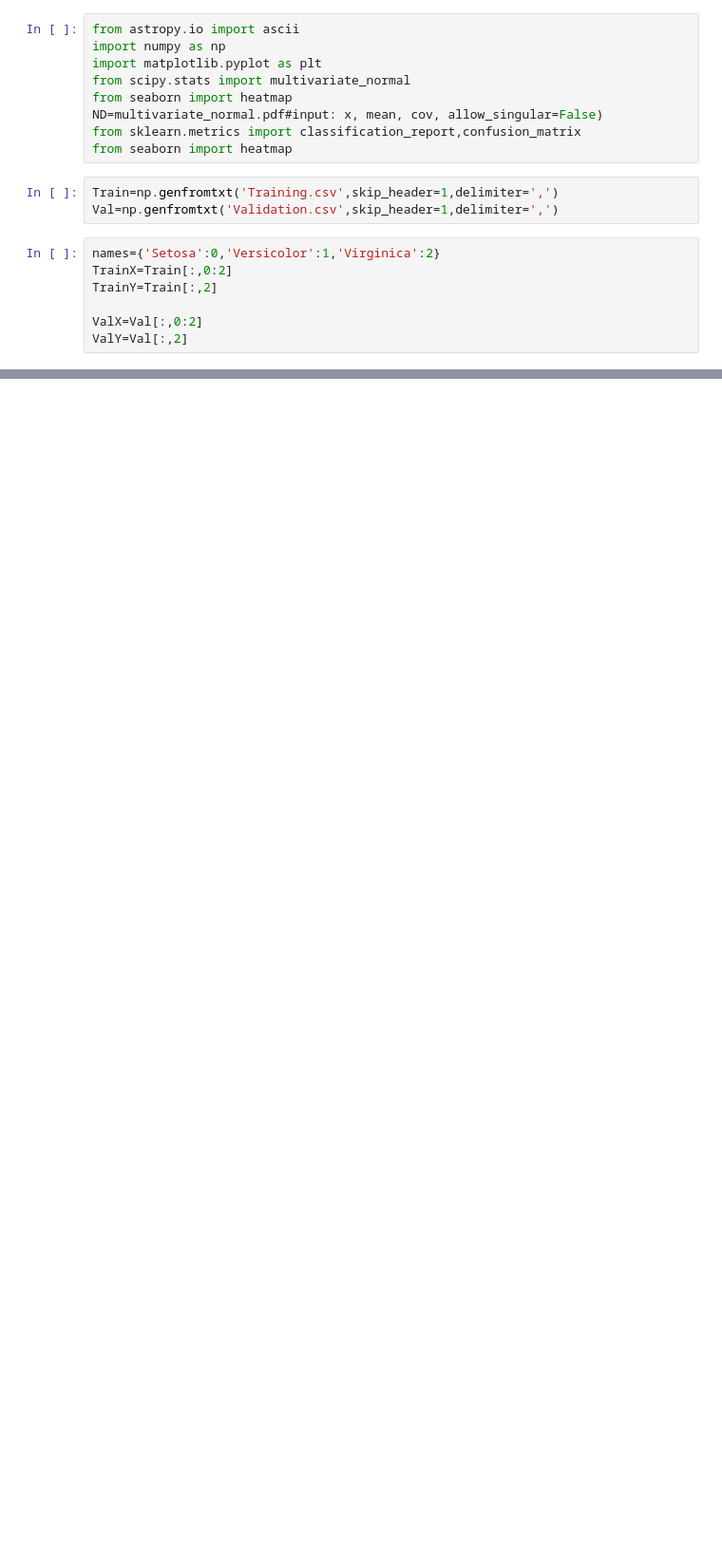
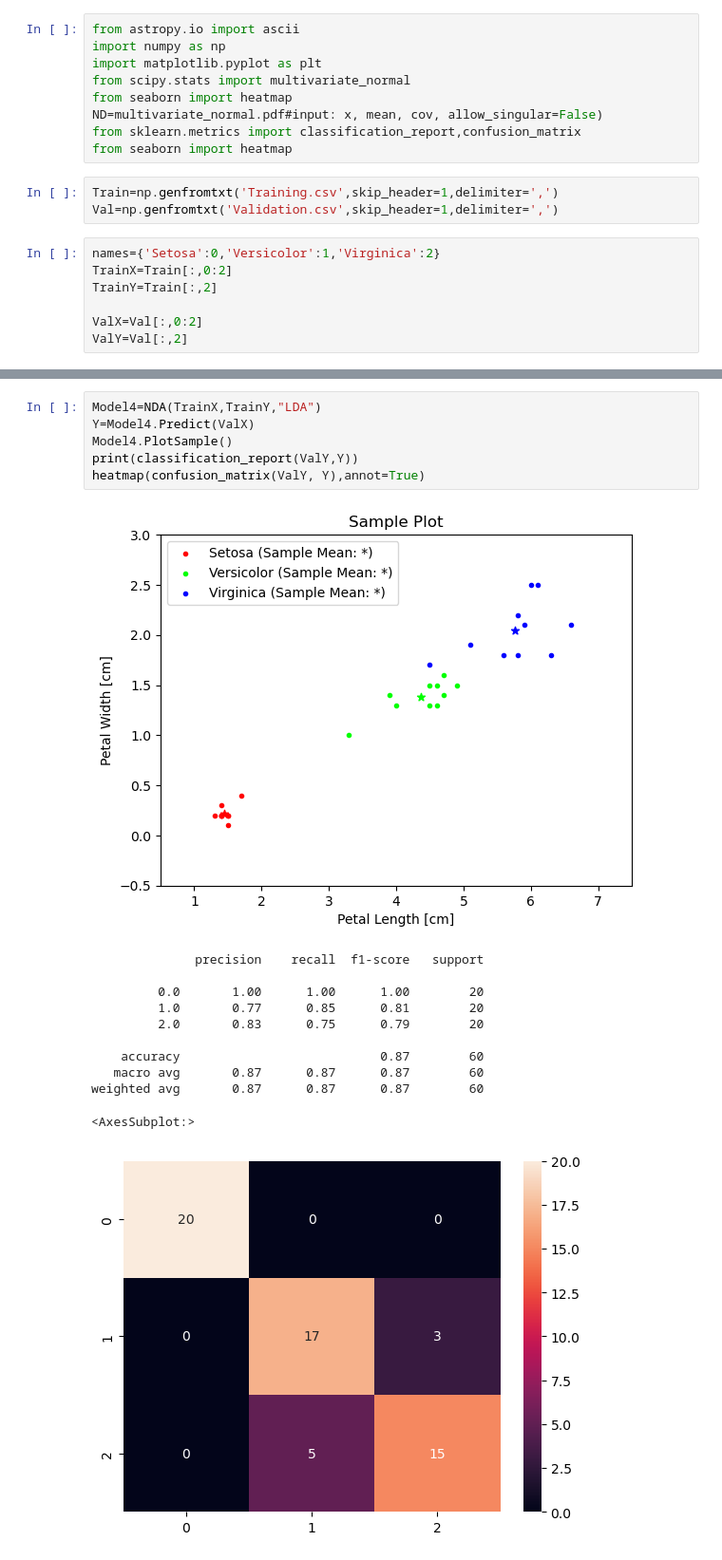
Before and after one commit to KKamp2015/PatternRecognition, a Jupyter notebook: Project.ipynb, the cells around one changed output, grey strips where cells are left out. Shown at 95% size. Drawn from its saved outputs; the diff is of its cells as text; blank space fills up the shorter version.

```diff
--- a/Project.ipynb
+++ b/Project.ipynb
@@ -107,0 +139,19 @@ weighted avg       0.97      0.97      0.97        60
+# %%
+Model4=NDA(TrainX,TrainY,"LDA")
+Y=Model4.Predict(ValX)
+Model4.PlotSample()
+print(classification_report(ValY,Y))
+heatmap(confusion_matrix(ValY, Y),annot=True)
+# %% [output]
+[figure, added]
+              precision    recall  f1-score   support
+
+         0.0       1.00      1.00      1.00        20
+         1.0       0.77      0.85      0.81        20
+         2.0       0.83      0.75      0.79        20
+
+    accuracy                           0.87        60
+   macro avg       0.87      0.87      0.87        60
+weighted avg       0.87      0.87      0.87        60
+<AxesSubplot:>
+[figure, added]
```
Also changed, not shown: parts of 11 cells of this notebook.
